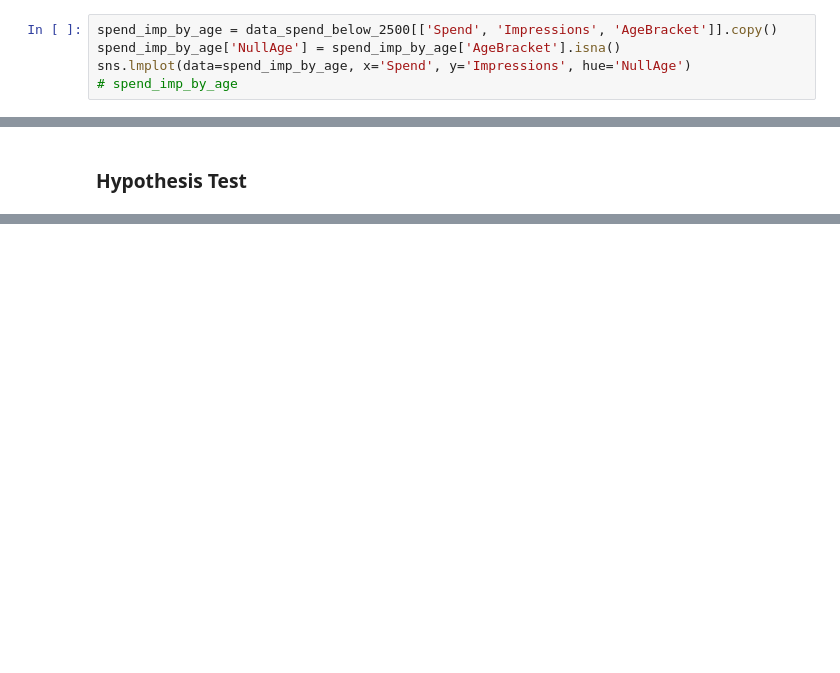
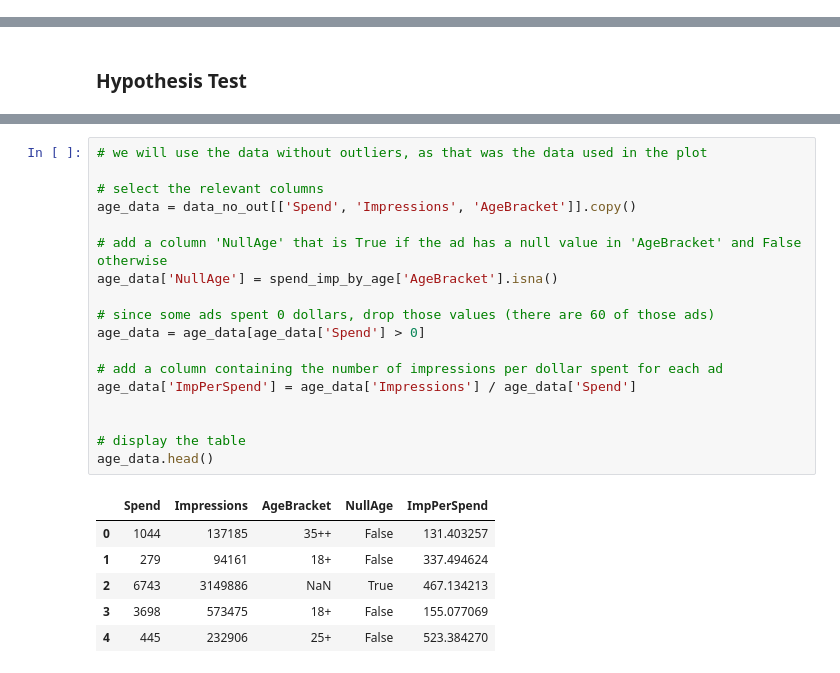
Before and after one commit to chinkevin/Snapchat-Political-Ads, a Jupyter notebook: ads.ipynb, the cells around one changed output, grey strips where cells are left out. Drawn from its saved outputs; the diff is of its cells as text; blank space fills up the shorter version.

Commit message:
Updates
Assessed missingness of data
Performed hypothesis test
Discussed result of hypothesis test, problems with the test, test statistic, data, and explored future areas of reaserch/analysis

```diff
--- a/ads.ipynb
+++ b/ads.ipynb
@@ -309,5 +260,0 @@ Name: AgeBracket, Length: 102, dtype: int64
-# %%
-spend_imp_by_age = data_spend_below_2500[['Spend', 'Impressions', 'AgeBracket']].copy()
-spend_imp_by_age['NullAge'] = spend_imp_by_age['AgeBracket'].isna()
-sns.lmplot(data=spend_imp_by_age, x='Spend', y='Impressions', hue='NullAge')
-# spend_imp_by_age
@@ -420,0 +461,25 @@ Upon finding that spending had a positive correlation with impressions, we could
+# %%
+# we will use the data without outliers, as that was the data used in the plot
+
+# select the relevant columns
+age_data = data_no_out[['Spend', 'Impressions', 'AgeBracket']].copy()
+
+# add a column 'NullAge' that is True if the ad has a null value in 'AgeBracket' and False otherwise
+age_data['NullAge'] = spend_imp_by_age['AgeBracket'].isna()
+
+# since some ads spent 0 dollars, drop those values (there are 60 of those ads)
+age_data = age_data[age_data['Spend'] > 0]
+
+# add a column containing the number of impressions per dollar spent for each ad
+age_data['ImpPerSpend'] = age_data['Impressions'] / age_data['Spend']
+
+
+# display the table
+age_data.head()
+# %% [output]
+|  | Spend | Impressions | AgeBracket | NullAge | ImpPerSpend |
+| 0 | 1044 | 137185 | 35++ | False | 131.403257 |
+| 1 | 279 | 94161 | 18+ | False | 337.494624 |
+| 2 | 6743 | 3149886 | NaN | True | 467.134213 |
+| 3 | 3698 | 573475 | 18+ | False | 155.077069 |
+| 4 | 445 | 232906 | 25+ | False | 523.384270 |
```
Also changed, not shown: parts of 33 cells of this notebook, 9 other files.
